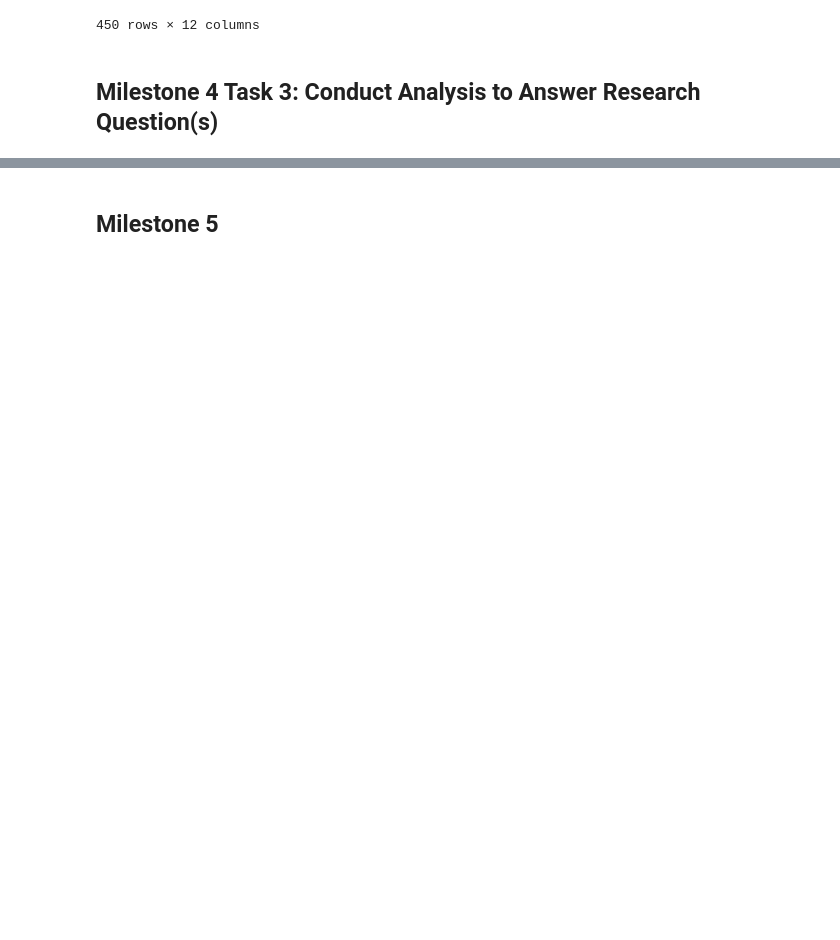
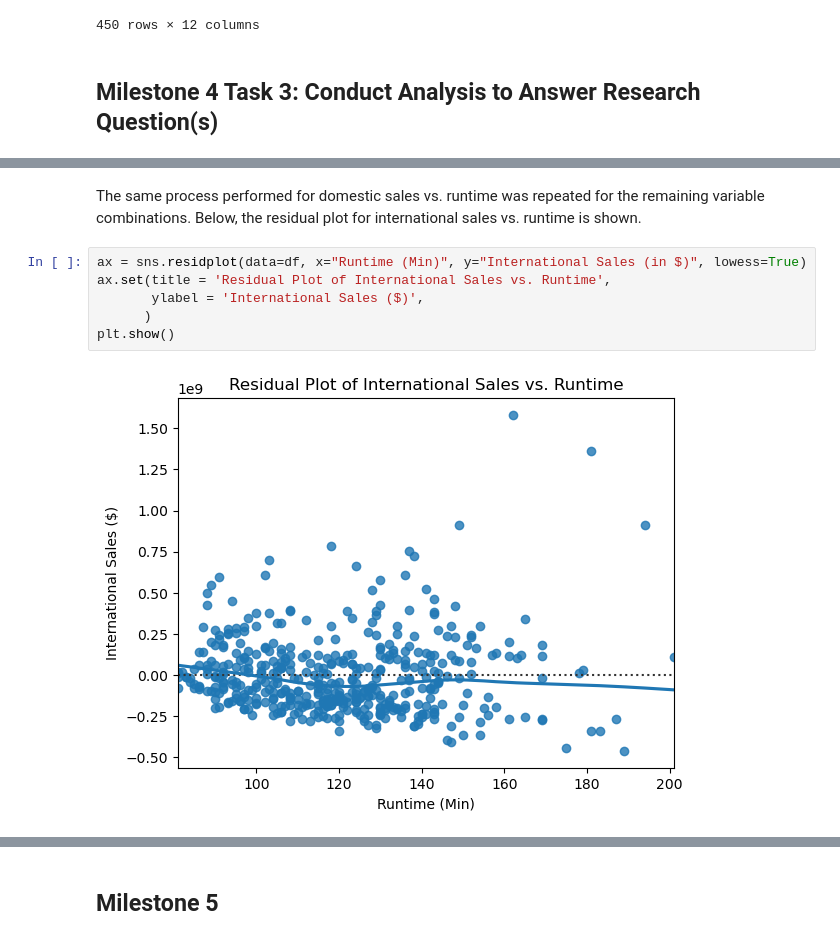
Before and after one commit to ubco-W2022T2-data301/project-group-group52, a Jupyter notebook: analysis/analysis2.ipynb, the cells around one changed output, grey strips where cells are left out. Cells and saved outputs as stored; diff of their text form; blank space fills up the shorter version.

```diff
--- a/analysis/analysis2.ipynb
+++ b/analysis/analysis2.ipynb
@@ -620,0 +500,10 @@ Overall, all five variables - domestic sales, international sales, world sales,
+# %% [markdown]
+The same process performed for domestic sales vs. runtime was repeated for the remaining variable combinations. Below, the residual plot for international sales vs. runtime is shown.
+# %%
+ax = sns.residplot(data=df, x="Runtime (Min)", y="International Sales (in $)", lowess=True)
+ax.set(title = 'Residual Plot of International Sales vs. Runtime',
+       ylabel = 'International Sales ($)',
+      )
+plt.show()
+# %% [output]
+[figure, added]
```
Also changed, not shown: parts of 79 cells of this notebook, 28 other files.
